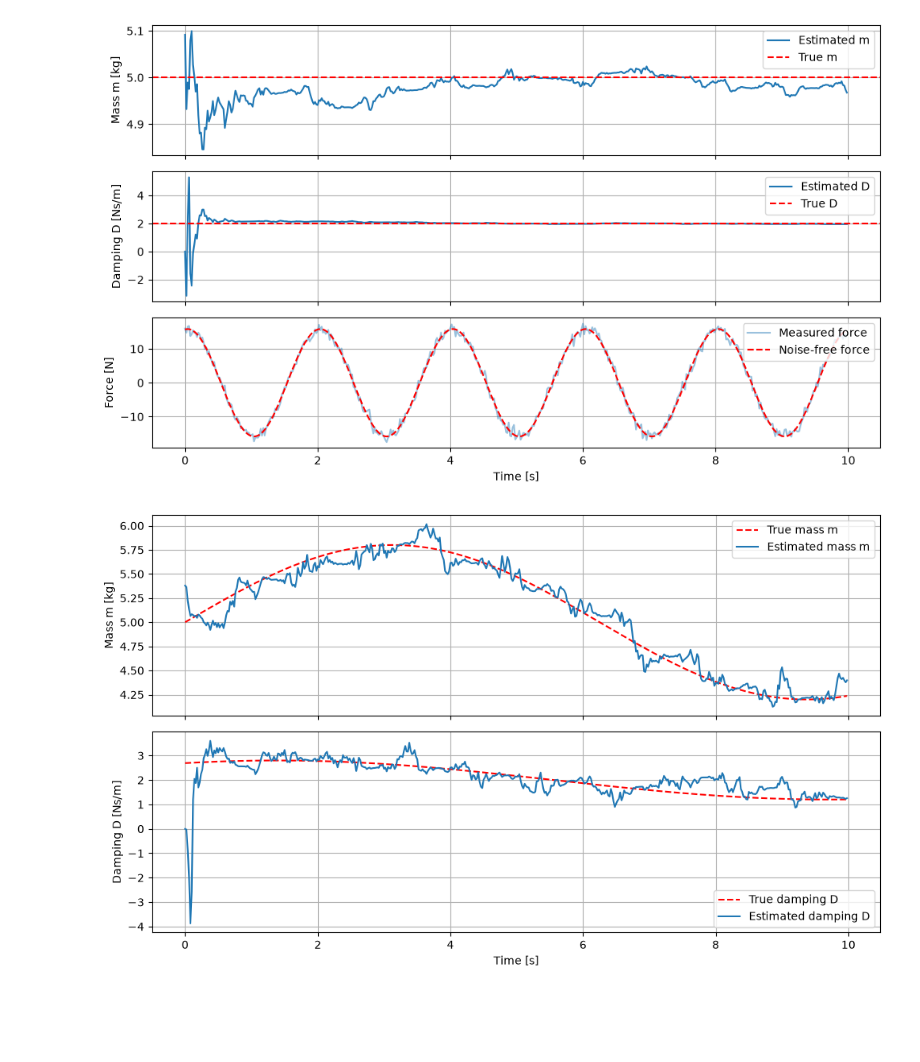
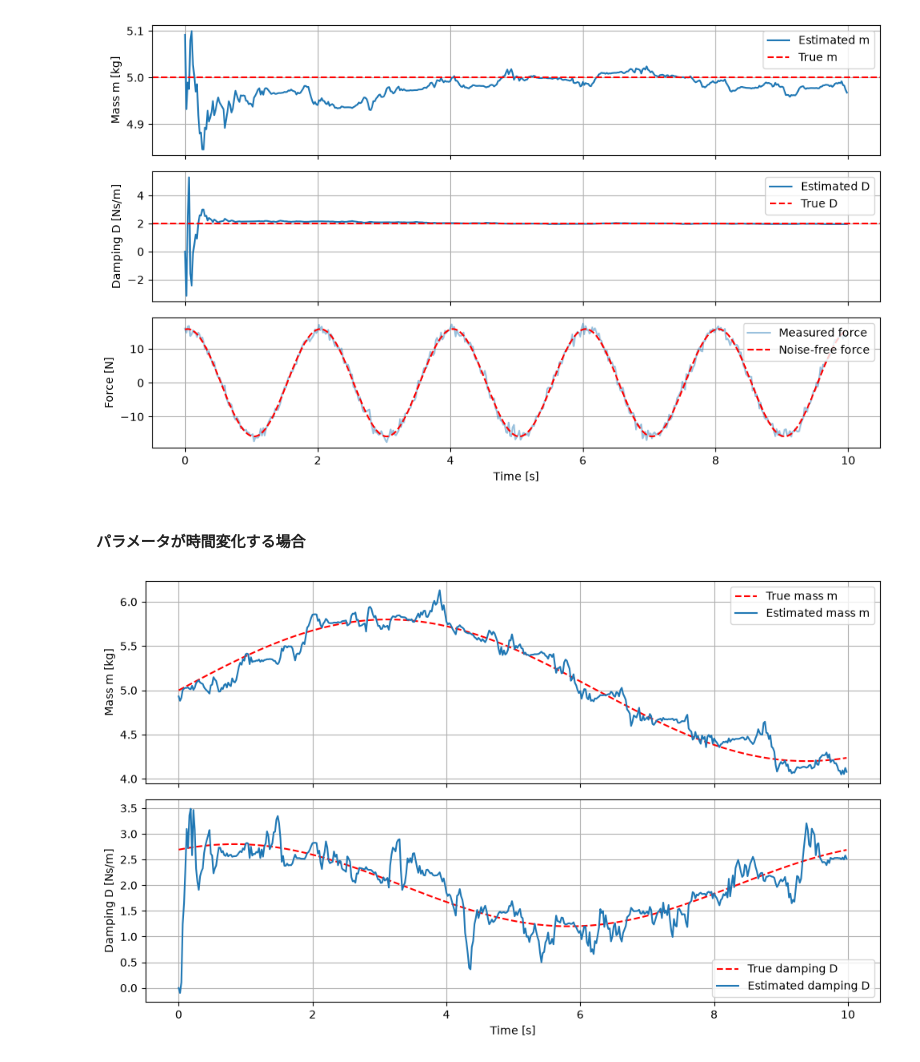
Before and after one commit to hideto008/learning_estimation_method, a Jupyter notebook: Estimate_Parameter_using_Kalmanfilter.ipynb, the cells around one changed output. Saved outputs shown, nothing was run; the diff lists cells and outputs as text; code cells hidden in the pictures; blank space fills up the shorter version.

```diff
--- a/Estimate_Parameter_using_Kalmanfilter.ipynb
+++ b/Estimate_Parameter_using_Kalmanfilter.ipynb
@@ -121,7 +206,7 @@ class KalmanFilter(object):
 
         self.parameters = initial_parameters
         self.error_covariance_matrix = np.diag(variance_of_initial_parameter_errors)
-        self.sigma_w = variance_of_mesurement
+        self.R = variance_of_mesurement
         self.Q = covariance_matrix_of_parameters
 
     def calculate_parameters(self,
@@ -131,7 +216,7 @@ class KalmanFilter(object):
         P_pred =self.error_covariance_matrix + self.Q
         innovation = y - z @ self.parameters
         n = P_pred @ z
-        d = z @ n + self.sigma_w
+        d = z @ n + self.R
         gain = n / d
         self.parameters = self.parameters + gain * innovation
 
@@ -139,7 +224,7 @@ class KalmanFilter(object):
         A = I - np.outer(gain,z)
         self.error_covariance_matrix = (
             A @ P_pred @ A.T
-            + self.sigma_w * np.outer(gain, gain)
-        )
+            + self.R * np.outer(gain, gain)
+        ) # 数値的な安定性を考慮してJoseph形式を用いる
 
         return self.parameters
@@ -221,13 +308,15 @@ plt.show()
 真の粘性係数 D: 2.000 Ns/m
 推定した粘性係数 D: 1.956 Ns/m
 [figure]
+# %% [markdown]
+#### パラメータが時間変化する場合
 # %%
 # 時間変化するパラメータを推定するシミュレーション
 
 # 真の質量 m と粘性係数 D がゆっくり変化するケース
 true_parameters_varying = np.column_stack((
     5.0 + 0.8 * np.sin(2.0 * np.pi * 0.08 * time),
-    2.0 + 0.8 * np.sin(2.0 * np.pi * 0.06 * time + np.pi / 3.0),
+    2.0 + 0.8 * np.sin(2.0 * np.pi * 0.1 * time + np.pi / 3.0),
 ))
 
 # 時変パラメータを使って力を計算し、観測ノイズを加える
@@ -240,31 +329,31 @@ kalman_filter_varying = KalmanFilter(
     initial_parameters=np.array([0.0, 0.0]), # theta[0]
     variance_of_initial_parameter_errors=np.array([1e1, 1e1]), # P[0]
     variance_of_mesurement=measurement_variance, # sigma_w
     covariance_matrix_of_parameters=np.diag([2e-3, 2e-2]), # Q
 )
 
 estimated_parameters_varying = np.zeros((sample_count, 2))
 for k in range(sample_count):
     estimated_parameters_varying[k] = kalman_filter_varying.calculate_parameters(
         y=force_measured_varying[k],
         z=z_data[k],
     )
 
 fig, axes = plt.subplots(2, 1, figsize=(10, 6), sharex=True)
 axes[0].plot(time, true_parameters_varying[:, 0], "r--", label="True mass m")
 axes[0].plot(time, estimated_parameters_varying[:, 0], label="Estimated mass m")
 axes[0].set_ylabel("Mass m [kg]")
 axes[0].legend()
 axes[0].grid(True)
 
 axes[1].plot(time, true_parameters_varying[:, 1], "r--", label="True damping D")
 axes[1].plot(time, estimated_parameters_varying[:, 1], label="Estimated damping D")
 axes[1].set_xlabel("Time [s]")
 axes[1].set_ylabel("Damping D [Ns/m]")
 axes[1].legend()
 axes[1].grid(True)
 
 plt.tight_layout()
 plt.show()
 # %% [output]
-[figure, old version]
+[figure, new version]
```
Also changed, not shown: parts of 5 cells of this notebook.
